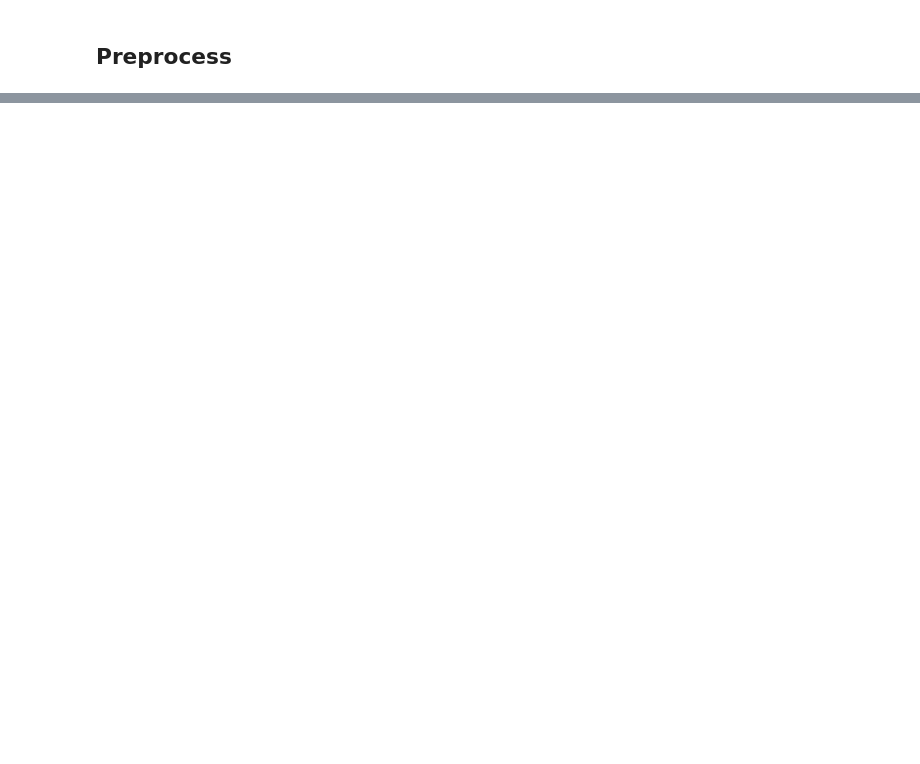
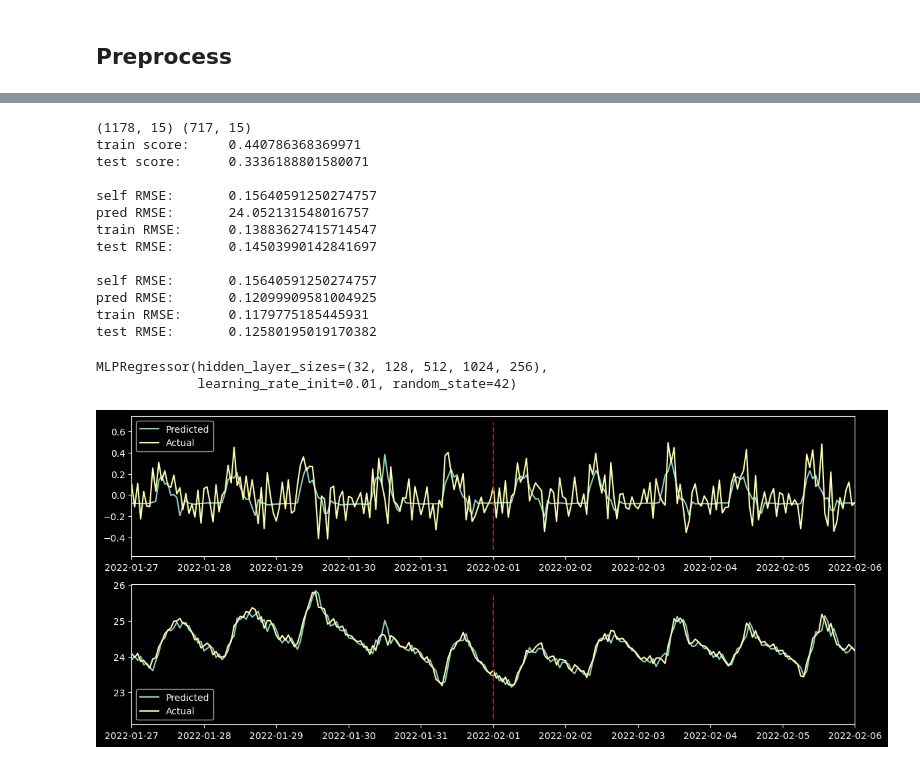
Before and after one commit to xsjk/ART1425-Project, a Jupyter notebook: preprocess.ipynb, the cells around one changed output, grey strips where cells are left out. Drawn from its saved outputs; the diff is of its cells as text; code cells hidden in the pictures; blank space fills up the shorter version.

```diff
--- a/preprocess.ipynb
+++ b/preprocess.ipynb
@@ -1083,0 +75,28 @@ data[['pri_supp_t', 'pri_back_t', 'pri_flow', 'sec_supp_t', 'sec_back_t',
+# %%
+model_indoor = fit_and_test(MLPRegressor(
+    hidden_layer_sizes=(32, 128, 512, 1024, 256),
+    activation='relu',
+    learning_rate='constant',
+    learning_rate_init=0.01,
+    random_state=42,
+    # verbose=True,
+    shuffle=True,
+), X_indoor, y_indoor)
+model_indoor
+# %% [output]
+(1178, 15) (717, 15)
+train score:     0.440786368369971
+test score:      0.3336188801580071
+
+self RMSE:       0.15640591250274757
+pred RMSE:       24.052131548016757
+train RMSE:      0.13883627415714547
+test RMSE:       0.14503990142841697
+
+self RMSE:       0.15640591250274757
+pred RMSE:       0.12099909581004925
+train RMSE:      0.1179775185445931
+test RMSE:       0.12580195019170382
+MLPRegressor(hidden_layer_sizes=(32, 128, 512, 1024, 256),
+             learning_rate_init=0.01, random_state=42)
+[figure, added]
```
Also changed, not shown: parts of 59 cells of this notebook, 11 other files.
